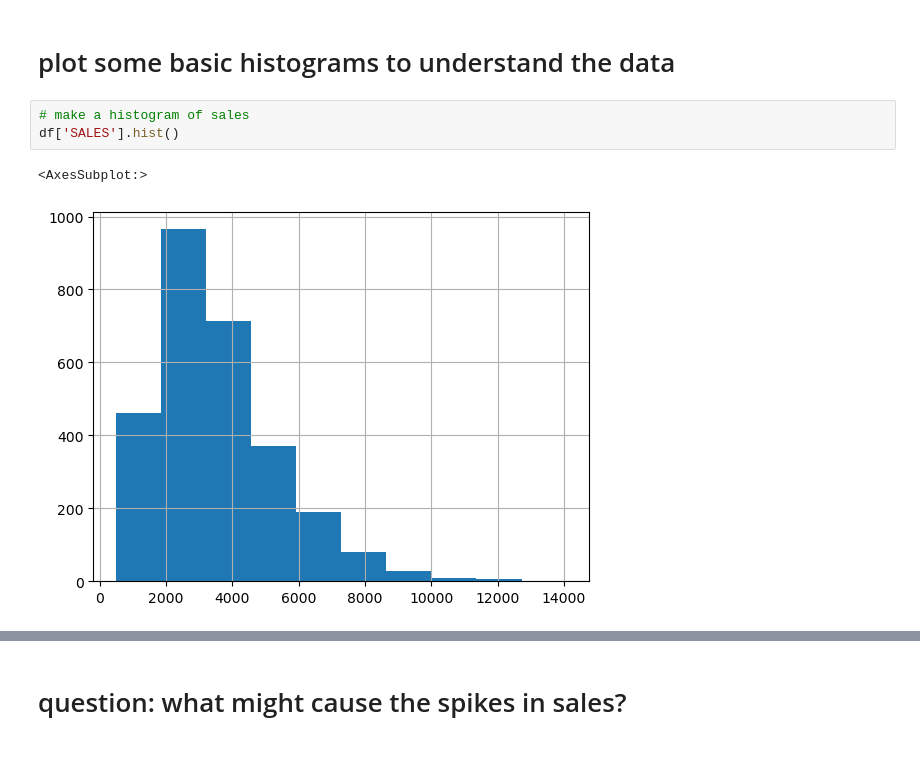
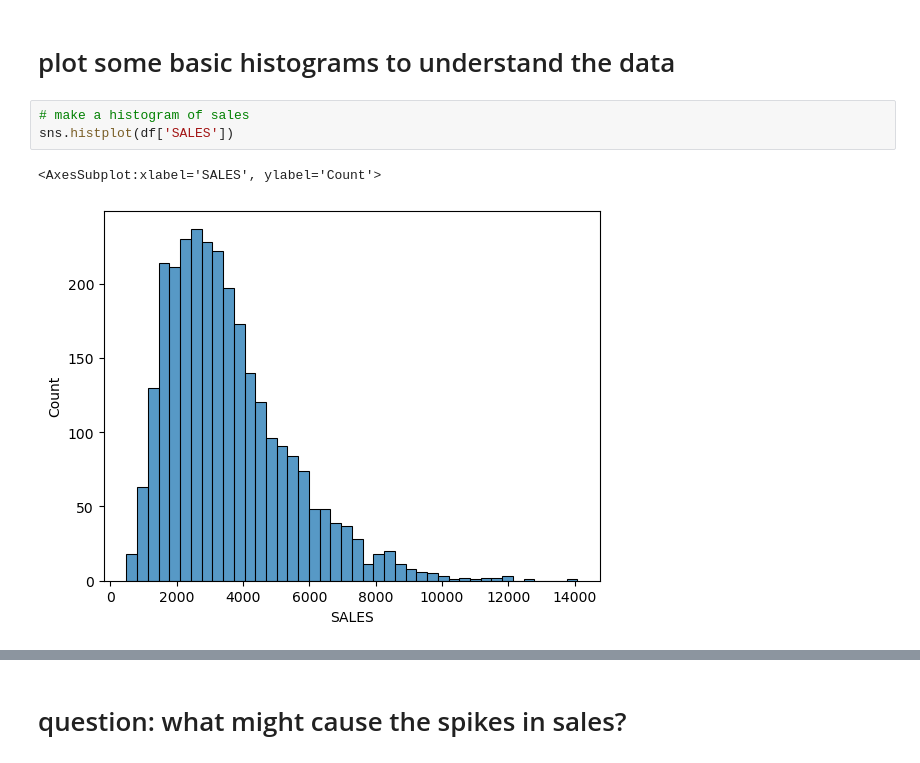
Before and after one commit to stanford-mse-125/demos, a Jupyter notebook: sales.ipynb, the cells around one changed output, grey strips where cells are left out. Cells and saved outputs as stored; diff of their text form.

```diff
--- a/sales.ipynb
+++ b/sales.ipynb
@@ -86,8 +86,8 @@ df['ORDERDATE'] = pd.to_datetime(df['ORDERDATE'])
 # plot some basic histograms to understand the data
 # %%
 # make a histogram of sales
-df['SALES'].hist()
+sns.histplot(df['SALES'])
 # %% [output]
-<AxesSubplot:>
+<AxesSubplot:xlabel='SALES', ylabel='Count'>
-[figure, old version]
+[figure, new version]
 # %%
```
Also changed, not shown: parts of 2 cells of this notebook, 7 other files.
